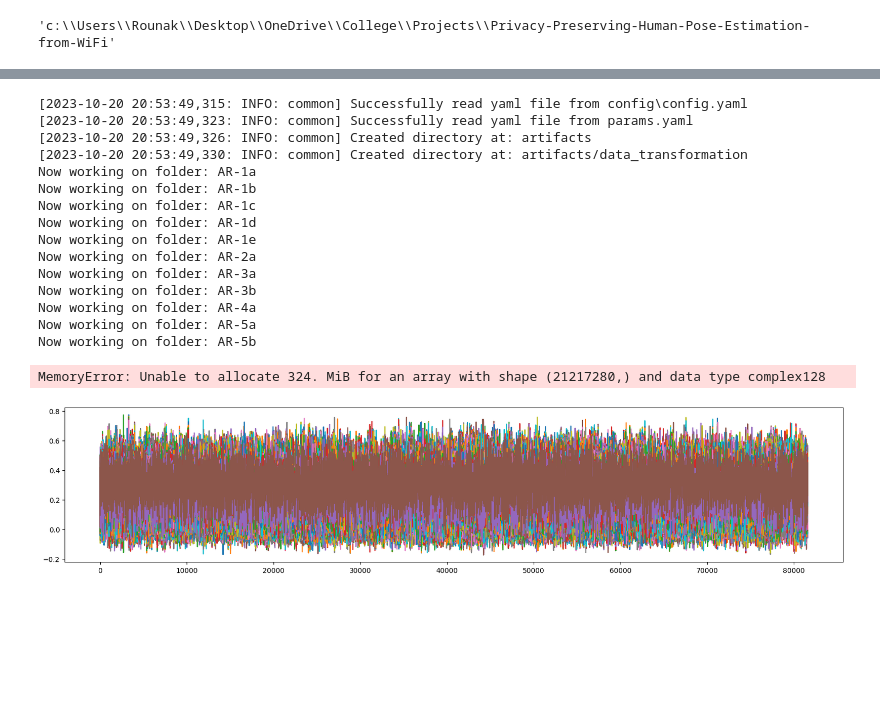
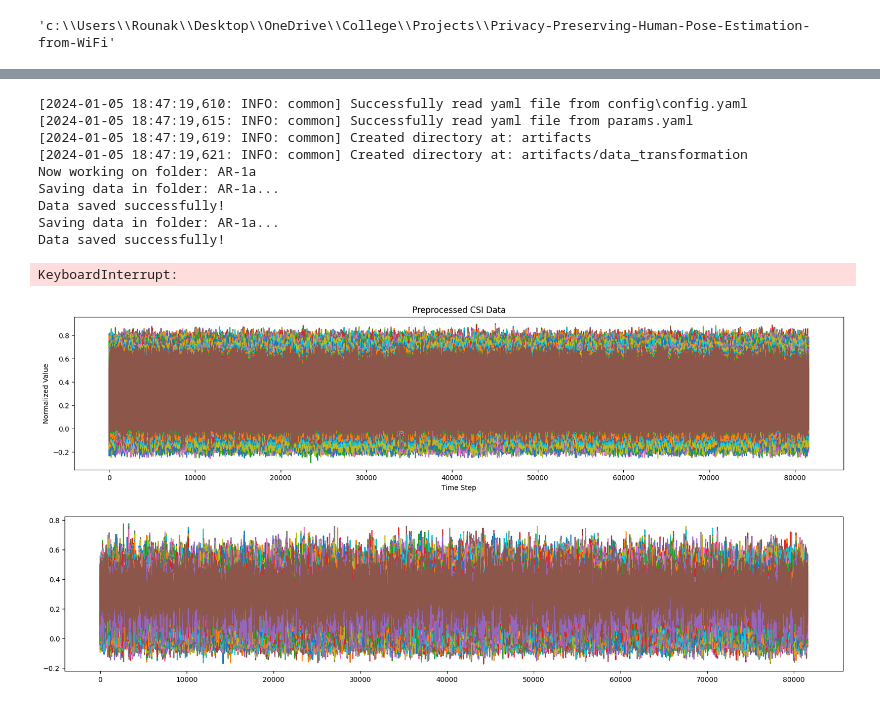
Before and after one commit to rounaccc/Privacy-Preserving-Human-Pose-Estimation-from-WiFi, a Jupyter notebook: research/stage01_data_transformation.ipynb, the cells around one changed output, grey strips where cells are left out. Drawn from its saved outputs; the diff is of its cells as text; code cells hidden in the pictures; blank space fills up the shorter version.

```diff
--- a/research/stage01_data_transformation.ipynb
+++ b/research/stage01_data_transformation.ipynb
@@ -127,27 +147,40 @@ class DataTransformation:
 # %%
+# folder, filename, csi_data = None, None, None
 try:
     config = ConfigurationManager()
     data_transformation_config = config.get_data_transformation_config()
     data_transformation = DataTransformation(config = data_transformation_config)
-    data_transformation.save_data()
+    folder, filename, csi_data = data_transformation.iterate_over_files()
 
 except Exception as e:
     raise e
 # %% [output]
-[2023-10-20 20:53:49,315: INFO: common] Successfully read yaml file from config\config.yaml
-[2023-10-20 20:53:49,323: INFO: common] Successfully read yaml file from params.yaml
-[2023-10-20 20:53:49,326: INFO: common] Created directory at: artifacts
-[2023-10-20 20:53:49,330: INFO: common] Created directory at: artifacts/data_transformation
+[2024-01-05 18:47:19,610: INFO: common] Successfully read yaml file from config\config.yaml
+[2024-01-05 18:47:19,615: INFO: common] Successfully read yaml file from params.yaml
+[2024-01-05 18:47:19,619: INFO: common] Created directory at: artifacts
+[2024-01-05 18:47:19,621: INFO: common] Created directory at: artifacts/data_transformation
 Now working on folder: AR-1a
-Now working on folder: AR-1b
-Now working on folder: AR-1c
-Now working on folder: AR-1d
-Now working on folder: AR-1e
-Now working on folder: AR-2a
-Now working on folder: AR-3a
-Now working on folder: AR-3b
-Now working on folder: AR-4a
-Now working on folder: AR-5a
-Now working on folder: AR-5b
+Saving data in folder: AR-1a...
+Data saved successfully!
+Saving data in folder: AR-1a...
+Data saved successfully!
-MemoryError: Unable to allocate 324. MiB for an array with shape (21217280,) and data type complex128
+KeyboardInterrupt:
+# %%
+preprocessed_data = np.load('artifacts/data_transformation/AR-1a/AR1a_C.mat.npy')
+
+def plot_preprocessed_data(preprocessed_data):
+    plt.figure(figsize=(20, 4))
+    for column in range(preprocessed_data.shape[1]):
+        plt.plot(preprocessed_data[:, column], label=f'Feature {column + 1}')
+
+    plt.title('Preprocessed CSI Data')
+    plt.xlabel('Time Step')
+    plt.ylabel('Normalized Value')  # Adjust the label based on your preprocessing
+    # plt.legend()
+    plt.show()
+
+# Call the function to plot the preprocessed data
+plot_preprocessed_data(preprocessed_data)
+# %% [output]
+[figure, added]
 # %%
```
Also changed, not shown: parts of 7 cells of this notebook, 1 other file.
